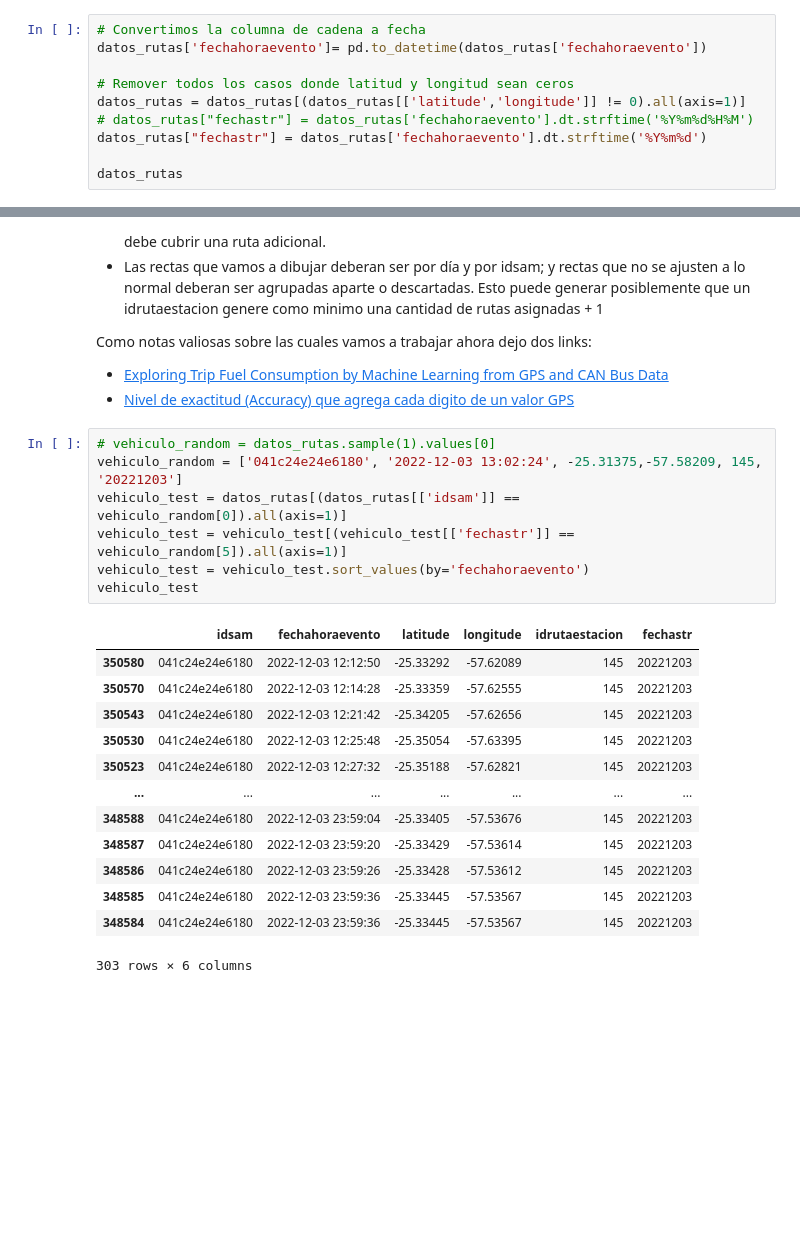
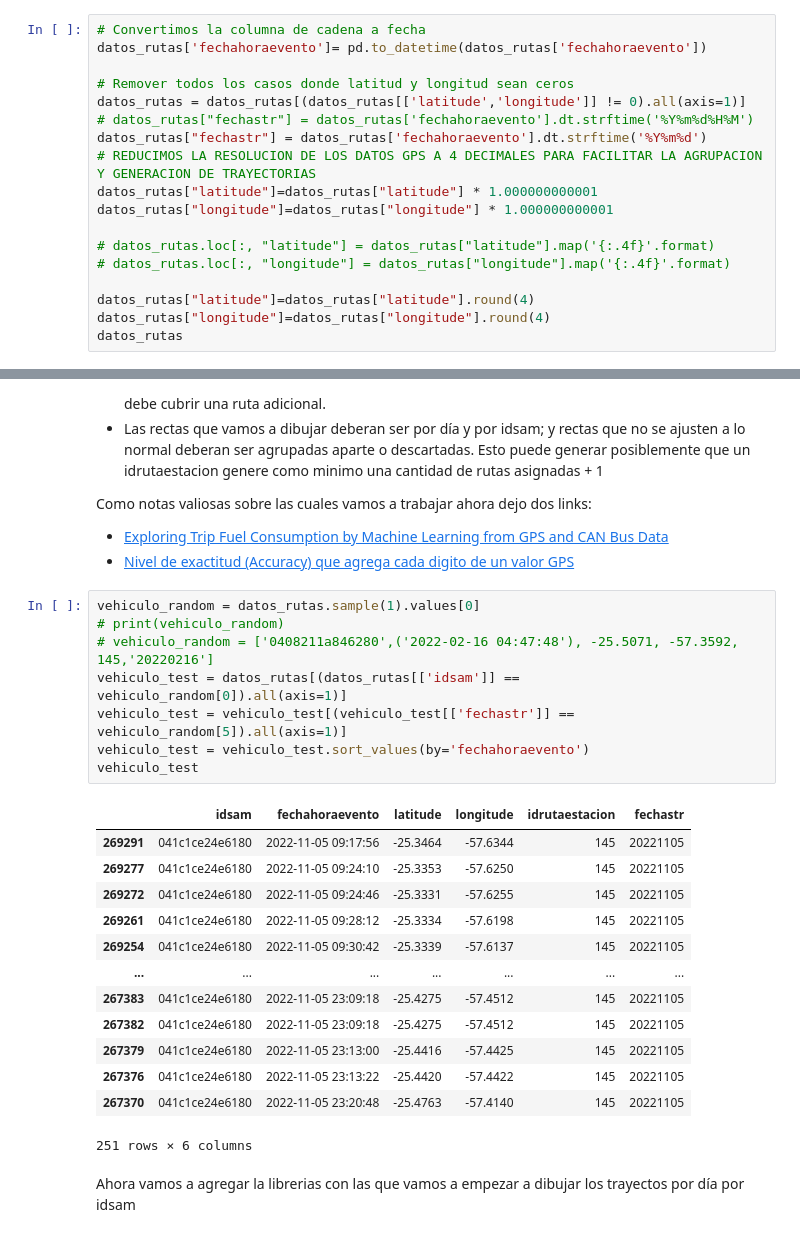
Before and after one commit to pabloacastillo/billetaje-electronico-py-2022, a Jupyter notebook: notebooks/recorridos-por-idsam-idrutalinea/deteccion-de-trayecto.ipynb, the cells around one changed output, grey strips where cells are left out. Cells and saved outputs as stored; diff of their text form; blank space fills up the shorter version.

Commit message:
Inicio del principio de lo que sería el calculo de rutas

```diff
--- a/notebooks/recorridos-por-idsam-idrutalinea/deteccion-de-trayecto.ipynb
+++ b/notebooks/recorridos-por-idsam-idrutalinea/deteccion-de-trayecto.ipynb
@@ -109,7 +109,15 @@ datos_rutas['fechahoraevento']= pd.to_datetime(datos_rutas['fechahoraevento'])
 datos_rutas = datos_rutas[(datos_rutas[['latitude','longitude']] != 0).all(axis=1)]
 # datos_rutas["fechastr"] = datos_rutas['fechahoraevento'].dt.strftime('%Y%m%d%H%M')
 datos_rutas["fechastr"] = datos_rutas['fechahoraevento'].dt.strftime('%Y%m%d')
+# REDUCIMOS LA RESOLUCION DE LOS DATOS GPS A 4 DECIMALES PARA FACILITAR LA AGRUPACION Y GENERACION DE TRAYECTORIAS
+datos_rutas["latitude"]=datos_rutas["latitude"] * 1.000000000001
+datos_rutas["longitude"]=datos_rutas["longitude"] * 1.000000000001
 
+# datos_rutas.loc[:, "latitude"] = datos_rutas["latitude"].map('{:.4f}'.format)
+# datos_rutas.loc[:, "longitude"] = datos_rutas["longitude"].map('{:.4f}'.format)
+
+datos_rutas["latitude"]=datos_rutas["latitude"].round(4)
+datos_rutas["longitude"]=datos_rutas["longitude"].round(4)
 datos_rutas
 # %% [output]
 |  | idsam | fechahoraevento | latitude | longitude | idrutaestacion | fechastr |
@@ -212,23 +221,26 @@ Como notas valiosas sobre las cuales vamos a trabajar ahora dejo dos links:
 - [Exploring Trip Fuel Consumption by Machine Learning from GPS and CAN Bus Data](https://doi.org/10.11175/easts.11.906)
 - [Nivel de exactitud (Accuracy) que agrega cada digito de un valor GPS](https://gis.stackexchange.com/questions/8650/measuring-accuracy-of-latitude-and-longitude)
 # %%
-# vehiculo_random = datos_rutas.sample(1).values[0]
-vehiculo_random = ['041c24e24e6180', '2022-12-03 13:02:24', -25.31375,-57.58209, 145, '20221203']
+vehiculo_random = datos_rutas.sample(1).values[0]
+# print(vehiculo_random)
+# vehiculo_random = ['0408211a846280',('2022-02-16 04:47:48'), -25.5071, -57.3592, 145,'20220216']
 vehiculo_test = datos_rutas[(datos_rutas[['idsam']] == vehiculo_random[0]).all(axis=1)]
 vehiculo_test = vehiculo_test[(vehiculo_test[['fechastr']] == vehiculo_random[5]).all(axis=1)]
 vehiculo_test = vehiculo_test.sort_values(by='fechahoraevento')
 vehiculo_test
 # %% [output]
 |  | idsam | fechahoraevento | latitude | longitude | idrutaestacion | fechastr |
-| 350580 | 041c24e24e6180 | 2022-12-03 12:12:50 | -25.33292 | -57.62089 | 145 | 20221203 |
-| 350570 | 041c24e24e6180 | 2022-12-03 12:14:28 | -25.33359 | -57.62555 | 145 | 20221203 |
-| 350543 | 041c24e24e6180 | 2022-12-03 12:21:42 | -25.34205 | -57.62656 | 145 | 20221203 |
-| 350530 | 041c24e24e6180 | 2022-12-03 12:25:48 | -25.35054 | -57.63395 | 145 | 20221203 |
-| 350523 | 041c24e24e6180 | 2022-12-03 12:27:32 | -25.35188 | -57.62821 | 145 | 20221203 |
+| 269291 | 041c1ce24e6180 | 2022-11-05 09:17:56 | -25.3464 | -57.6344 | 145 | 20221105 |
+| 269277 | 041c1ce24e6180 | 2022-11-05 09:24:10 | -25.3353 | -57.6250 | 145 | 20221105 |
+| 269272 | 041c1ce24e6180 | 2022-11-05 09:24:46 | -25.3331 | -57.6255 | 145 | 20221105 |
+| 269261 | 041c1ce24e6180 | 2022-11-05 09:28:12 | -25.3334 | -57.6198 | 145 | 20221105 |
+| 269254 | 041c1ce24e6180 | 2022-11-05 09:30:42 | -25.3339 | -57.6137 | 145 | 20221105 |
 | ... | ... | ... | ... | ... | ... | ... |
-| 348588 | 041c24e24e6180 | 2022-12-03 23:59:04 | -25.33405 | -57.53676 | 145 | 20221203 |
-| 348587 | 041c24e24e6180 | 2022-12-03 23:59:20 | -25.33429 | -57.53614 | 145 | 20221203 |
-| 348586 | 041c24e24e6180 | 2022-12-03 23:59:26 | -25.33428 | -57.53612 | 145 | 20221203 |
-| 348585 | 041c24e24e6180 | 2022-12-03 23:59:36 | -25.33445 | -57.53567 | 145 | 20221203 |
-| 348584 | 041c24e24e6180 | 2022-12-03 23:59:36 | -25.33445 | -57.53567 | 145 | 20221203 |
+| 267383 | 041c1ce24e6180 | 2022-11-05 23:09:18 | -25.4275 | -57.4512 | 145 | 20221105 |
+| 267382 | 041c1ce24e6180 | 2022-11-05 23:09:18 | -25.4275 | -57.4512 | 145 | 20221105 |
+| 267379 | 041c1ce24e6180 | 2022-11-05 23:13:00 | -25.4416 | -57.4425 | 145 | 20221105 |
+| 267376 | 041c1ce24e6180 | 2022-11-05 23:13:22 | -25.4420 | -57.4422 | 145 | 20221105 |
+| 267370 | 041c1ce24e6180 | 2022-11-05 23:20:48 | -25.4763 | -57.4140 | 145 | 20221105 |
-303 rows × 6 columns
+251 rows × 6 columns
+# %% [markdown]
+Ahora vamos a agregar la librerias con las que vamos a empezar a dibujar los trayectos por día por idsam
```
Also changed, not shown: parts of 7 cells of this notebook, 17 other files.
